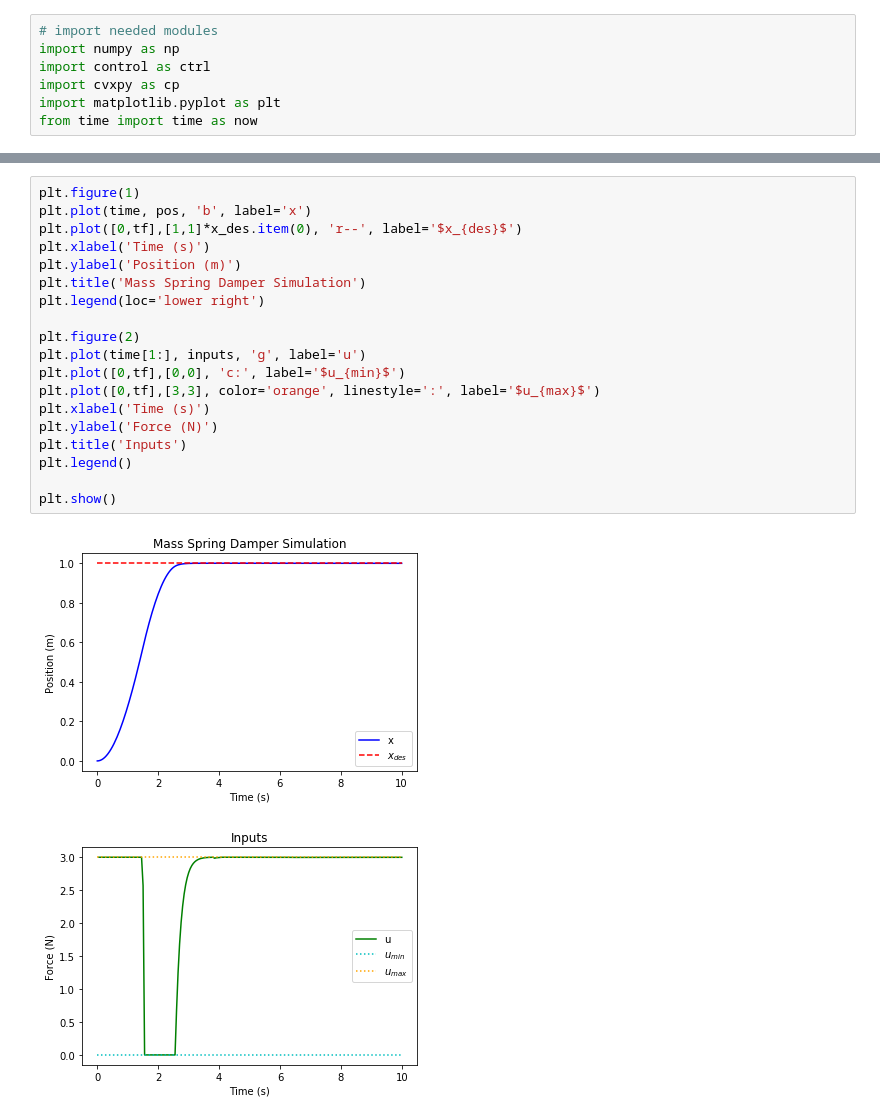
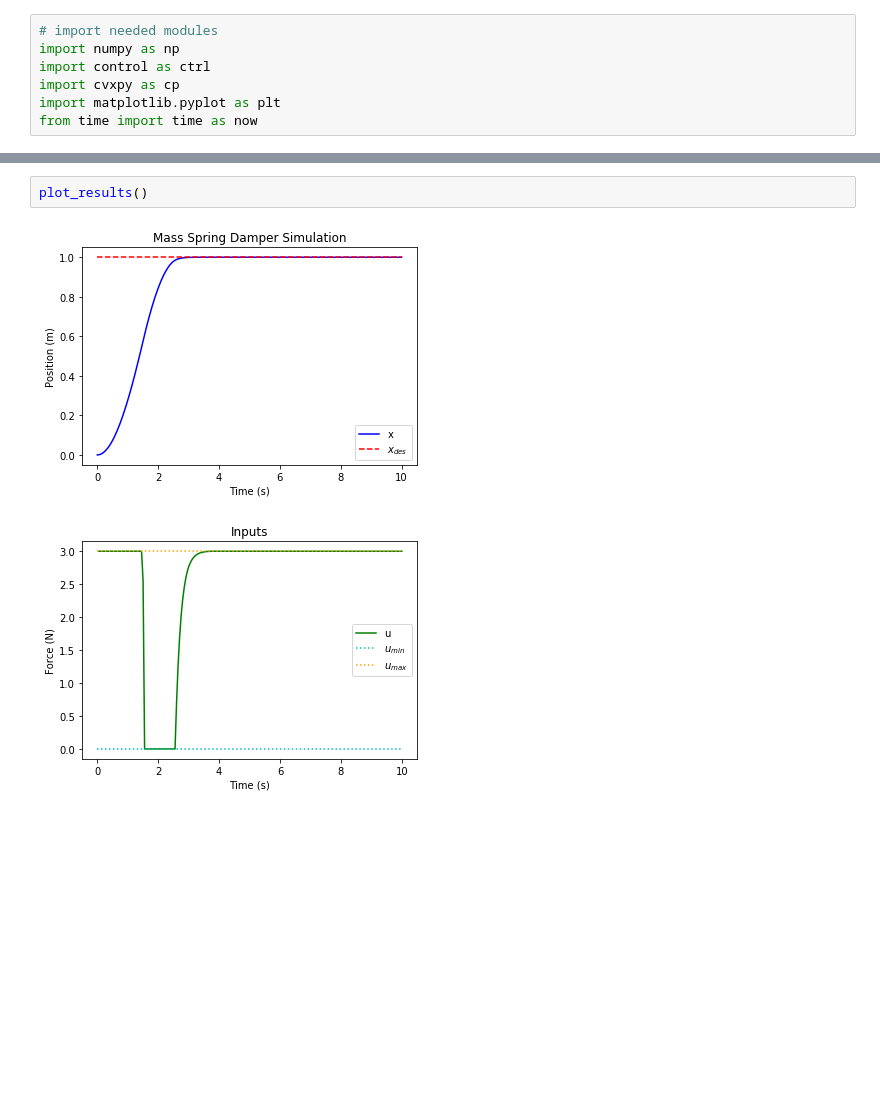
Before and after one commit to mhask94/presentations, a Jupyter notebook: mpc.ipynb, the cells around one changed output, grey strips where cells are left out. Saved outputs shown, nothing was run; the diff lists cells and outputs as text; blank space fills up the shorter version.

```diff
--- a/mpc.ipynb
+++ b/mpc.ipynb
@@ -279,22 +286,5 @@ This is the same plotting code, so you can run the simulation 2 different times
-# %%
-plt.figure(1)
-plt.plot(time, pos, 'b', label='x')
-plt.plot([0,tf],[1,1]*x_des.item(0), 'r--', label='$x_{des}$')
-plt.xlabel('Time (s)')
-plt.ylabel('Position (m)')
-plt.title('Mass Spring Damper Simulation')
-plt.legend(loc='lower right')
-
-plt.figure(2)
-plt.plot(time[1:], inputs, 'g', label='u')
-plt.plot([0,tf],[0,0], 'c:', label='$u_{min}$')
-plt.plot([0,tf],[3,3], color='orange', linestyle=':', label='$u_{max}$')
-plt.xlabel('Time (s)')
-plt.ylabel('Force (N)')
-plt.title('Inputs')
-plt.legend()
-
-plt.show()
-# %% [output]
-[figure, removed]
-[figure, removed]
+# %%
+plot_results()
+# %% [output]
+[figure, added]
+[figure, added]
```
Also changed, not shown: parts of 4 cells of this notebook.
